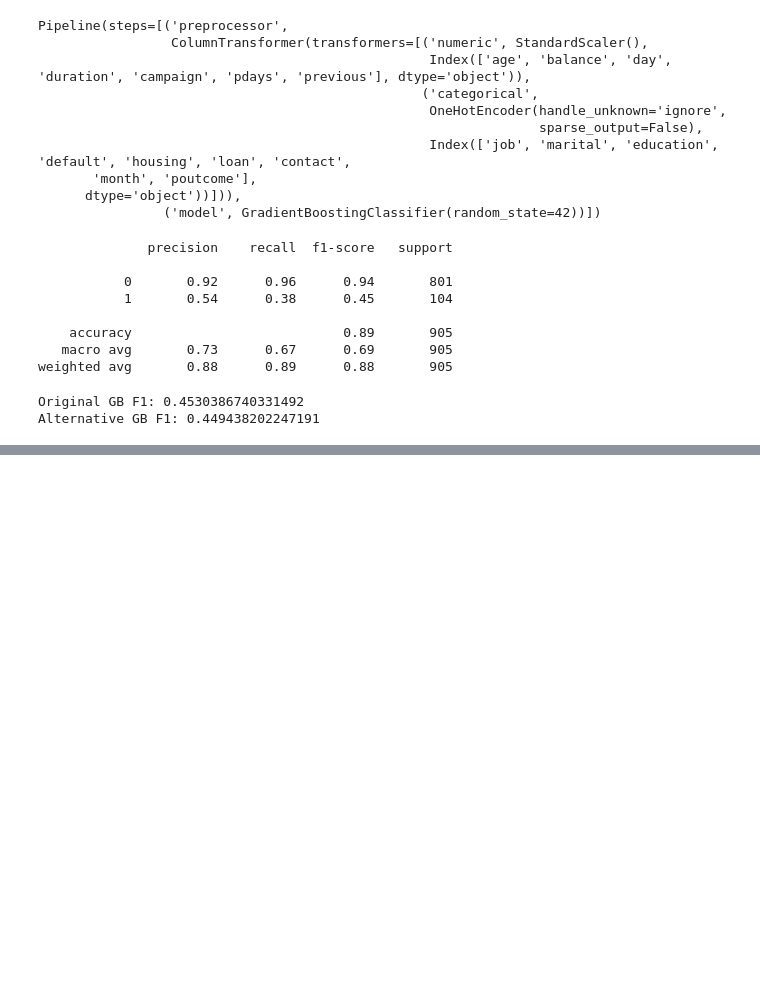
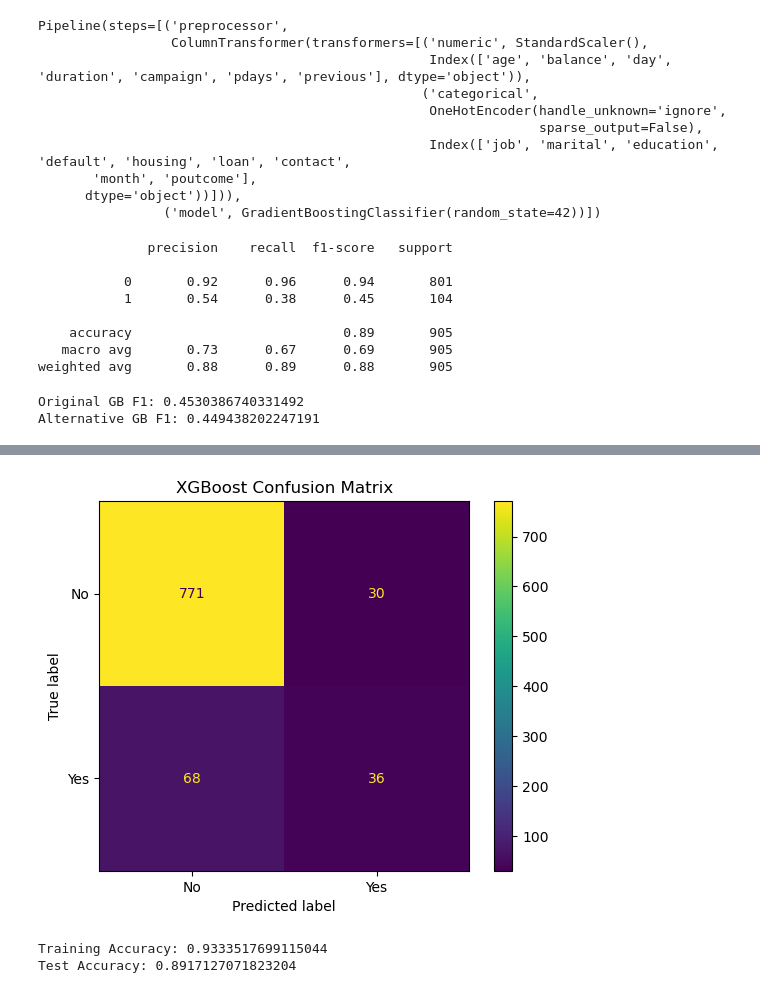
Before and after one commit to ali84mlk/tabular-ml-study, a Jupyter notebook: notebooks/01_initial_exploration.ipynb, the cells around one changed output, grey strips where cells are left out. Drawn from its saved outputs; the diff is of its cells as text; code cells hidden in the pictures; blank space fills up the shorter version.

```diff
--- a/notebooks/01_initial_exploration.ipynb
+++ b/notebooks/01_initial_exploration.ipynb
@@ -1081,0 +1084,15 @@ for y_stage in gb_model.staged_predict(X_test_transformed):
+# %%
+xgboost_model = Pipeline(
+    steps=[
+        ("preprocessor", preprocessor),
+        ("model", XGBClassifier(
+            n_estimators=200,
+            learning_rate=0.05,
+            max_depth=3,
+            random_state=42,
+            eval_metric="logloss"
+        ))
+    ]
+)
+# %%
+xgboost_model.fit(X_train, y_train)
@@ -1081,0 +1120,2 @@ for y_stage in gb_model.staged_predict(X_test_transformed):
+# %%
+y_pred_xgb = xgboost_model.predict(X_test)
@@ -1081,0 +1152,33 @@ for y_stage in gb_model.staged_predict(X_test_transformed):
+# %%
+from sklearn.metrics import confusion_matrix, ConfusionMatrixDisplay
+
+cm = confusion_matrix(y_test, y_pred_xgb)
+
+disp = ConfusionMatrixDisplay(
+    confusion_matrix=cm,
+    display_labels=["No", "Yes"]
+)
+
+disp.plot()
+plt.title("XGBoost Confusion Matrix")
+plt.show()
+# %% [output]
+[figure, added]
+# %%
+xgb_train_pred = xgboost_model.predict(X_train)
+
+xgb_train_accuracy = accuracy_score(
+    y_train,
+    xgb_train_pred
+)
+
+xgb_test_accuracy = accuracy_score(
+    y_test,
+    y_pred_xgb
+)
+
+print("Training Accuracy:", xgb_train_accuracy)
+print("Test Accuracy:", xgb_test_accuracy)
+# %% [output]
+Training Accuracy: 0.9333517699115044
+Test Accuracy: 0.8917127071823204
```
Also changed, not shown: parts of 6 cells of this notebook.
